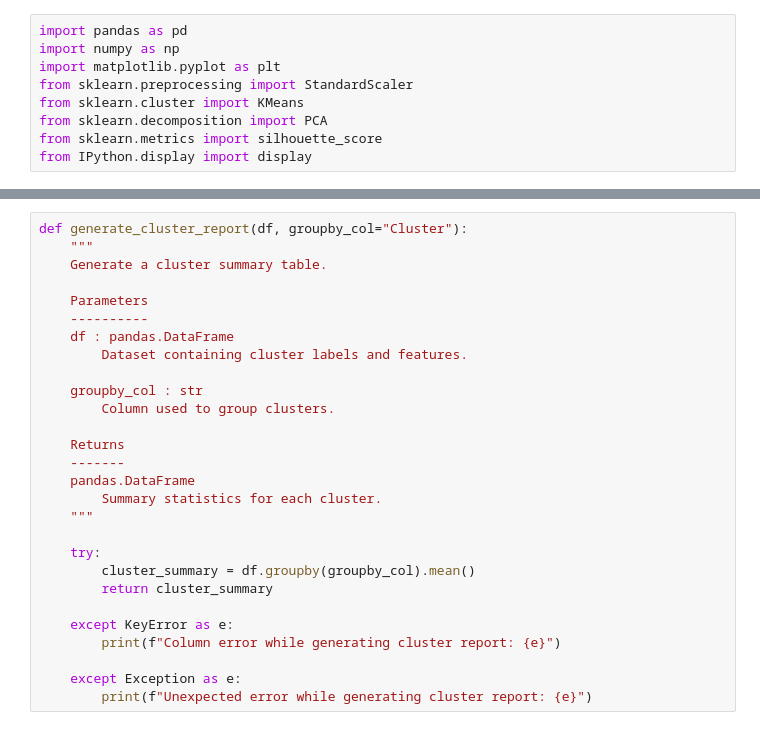
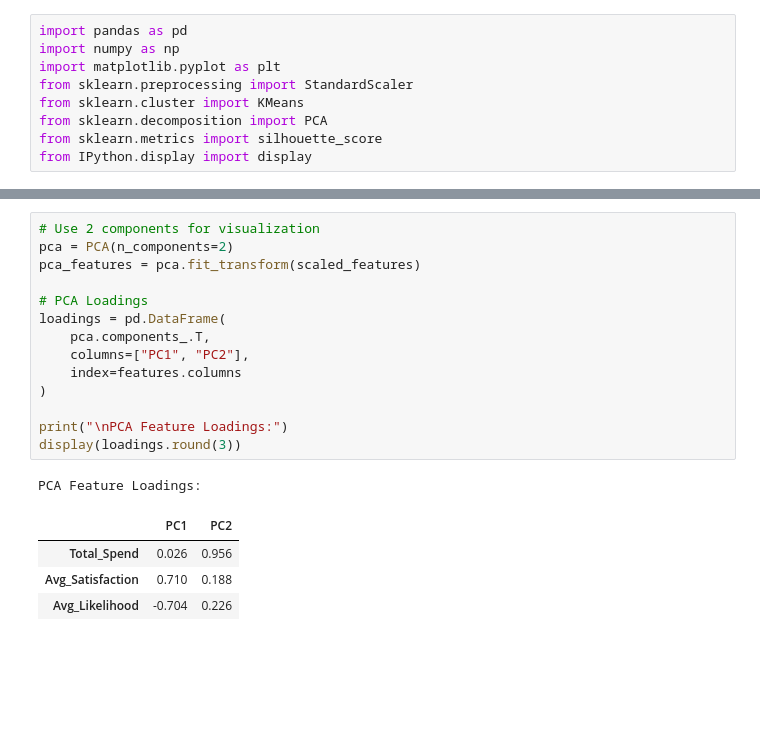
Before and after one commit to krysjade/MO-IT128-Team17, a Jupyter notebook: DMP_Milestone2_Team17/Project Clustering and Segmentation.ipynb, the cells around one changed output, grey strips where cells are left out. Saved outputs shown, nothing was run; the diff lists cells and outputs as text; blank space fills up the shorter version.

```diff
--- a/DMP_Milestone2_Team17/Project Clustering and Segmentation.ipynb
+++ b/DMP_Milestone2_Team17/Project Clustering and Segmentation.ipynb
@@ -161,29 +176,21 @@ plt.show()
 # %%
-def generate_cluster_report(df, groupby_col="Cluster"):
-    """
-    Generate a cluster summary table.
+# Use 2 components for visualization
+pca = PCA(n_components=2)
+pca_features = pca.fit_transform(scaled_features)
 
-    Parameters
-    ----------
-    df : pandas.DataFrame
-        Dataset containing cluster labels and features.
+# PCA Loadings
+loadings = pd.DataFrame(
+    pca.components_.T,
+    columns=["PC1", "PC2"],
+    index=features.columns
+)
 
-    groupby_col : str
-        Column used to group clusters.
-
-    Returns
-    -------
-    pandas.DataFrame
-        Summary statistics for each cluster.
-    """
-
-    try:
-        cluster_summary = df.groupby(groupby_col).mean()
-        return cluster_summary
-
-    except KeyError as e:
-        print(f"Column error while generating cluster report: {e}")
-
-    except Exception as e:
-        print(f"Unexpected error while generating cluster report: {e}")
+print("\nPCA Feature Loadings:")
+display(loadings.round(3))
+# %% [output]
+PCA Feature Loadings:
+|  | PC1 | PC2 |
+| Total_Spend | 0.026 | 0.956 |
+| Avg_Satisfaction | 0.710 | 0.188 |
+| Avg_Likelihood | -0.704 | 0.226 |
 # %%
```
Also changed, not shown: parts of 13 cells of this notebook.
